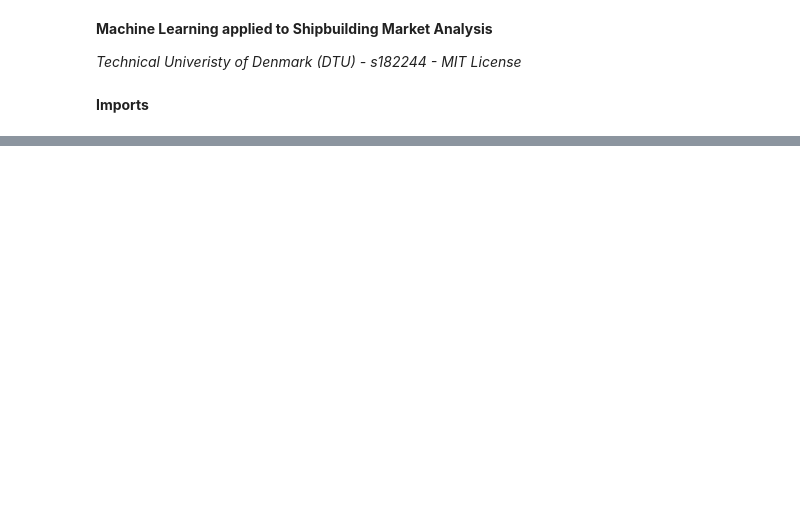
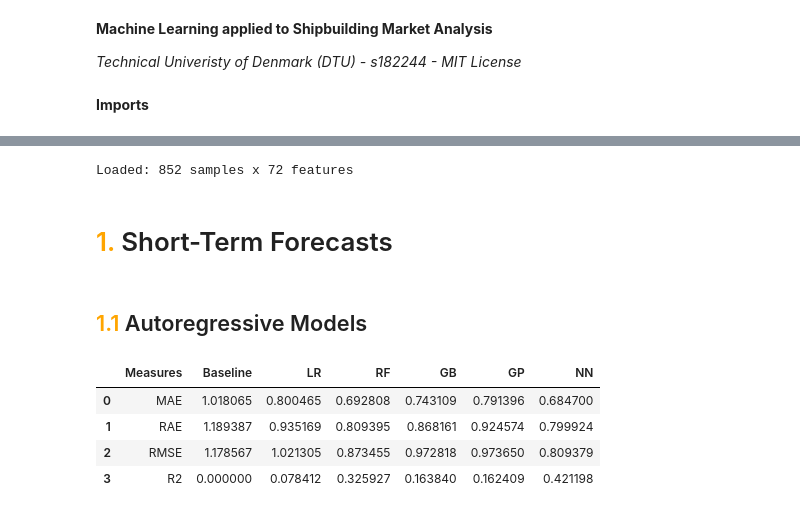
Before and after one commit to s182244/shipbuilding, a Jupyter notebook: forecasting.ipynb, the cells around one changed output, grey strips where cells are left out. Cells and saved outputs as stored; diff of their text form; code cells hidden in the pictures; blank space fills up the shorter version.

```diff
--- a/forecasting.ipynb
+++ b/forecasting.ipynb
@@ -166,0 +7,57 @@ plot_pred(y_pred, idX_test, 999999, y_true, idX_test, show=True, save=path_fig+'
+# %%
+from utilities import *
+from framework import Baseline, Selector, Model
+from sklearn.linear_model import LinearRegression
+from sklearn.ensemble import RandomForestRegressor, GradientBoostingRegressor
+from sklearn.gaussian_process import GaussianProcessRegressor
+from sklearn.neural_network import MLPRegressor
+ts = load_data('data/ts_std.csv')
+# %% [output]
+Loaded: 852 samples x 72 features
+# %%
+estimators = [Baseline, LinearRegression, RandomForestRegressor, GradientBoostingRegressor, GaussianProcessRegressor, MLPRegressor]
+names = ['Baseline', 'LR', 'RF', 'GB', 'GP', 'NN']
+# %% [markdown]
+# <font color=orange> 1. </font> Short-Term Forecasts
+# %%
+idX_train = pd.period_range(start='2015-01', end='2018-12', freq='M')
+idX_test  = pd.period_range(start='2019-01', end='2020-12', freq='M')
+X_params = {'s':3, 'w': 12}
+y_params = {'s':3}
+B_params = {'w': 3}
+selector = Selector(indIDs= ['999999'])
+selector.set_params(**y_params)
+y_true = selector.fit_transform(idX_test).reshape(-1)
+y_true = inverse_transform(y_true, '999999', ts.columns)
+# %% [markdown]
+## <font color=orange> 1.1 </font> Autoregressive Models
+# %%
+model_type = 'short-ar'
+
+#Data
+X_selector = Selector(indIDs= ['999999'])
+y_selector = Selector(indIDs= ['999999'])
+B_selector = Selector(indIDs= ['999999'])
+X_selector.set_params(**X_params)
+y_selector.set_params(**y_params)
+B_selector.set_params(**B_params)
+
+#Predictions
+predictions = pd.DataFrame(y_true, index=idX_test, columns=['y_true'])
+for estimator, name in zip(estimators, names):
+    model = Model(X_selector, y_selector, estimator())
+    if name=='Baseline':
+        model = Model(B_selector, y_selector, estimator()) #Baseline needs only lagged targets as inputs
+    model.fit(idX_train)
+    y_pred = model.predict(idX_test)
+    y_pred = inverse_transform(y_pred.reshape(-1), '999999', ts.columns)
+    predictions[name] = y_pred
+    plot_pred(y_pred, idX_test, 999999, y_true, idX_test, show=False, save=path_fig+'forecasting/'+model_type+'-'+name+'.pdf')
+
+get_scores(predictions, names, model_type)
+# %% [output]
+|  | Measures | Baseline | LR | RF | GB | GP | NN |
+| 0 | MAE | 1.018065 | 0.800465 | 0.692808 | 0.743109 | 0.791396 | 0.684700 |
+| 1 | RAE | 1.189387 | 0.935169 | 0.809395 | 0.868161 | 0.924574 | 0.799924 |
+| 2 | RMSE | 1.178567 | 1.021305 | 0.873455 | 0.972818 | 0.973650 | 0.809379 |
+| 3 | R2 | 0.000000 | 0.078412 | 0.325927 | 0.163840 | 0.162409 | 0.421198 |
```
Also changed, not shown: parts of 42 cells of this notebook, 2 other files.
